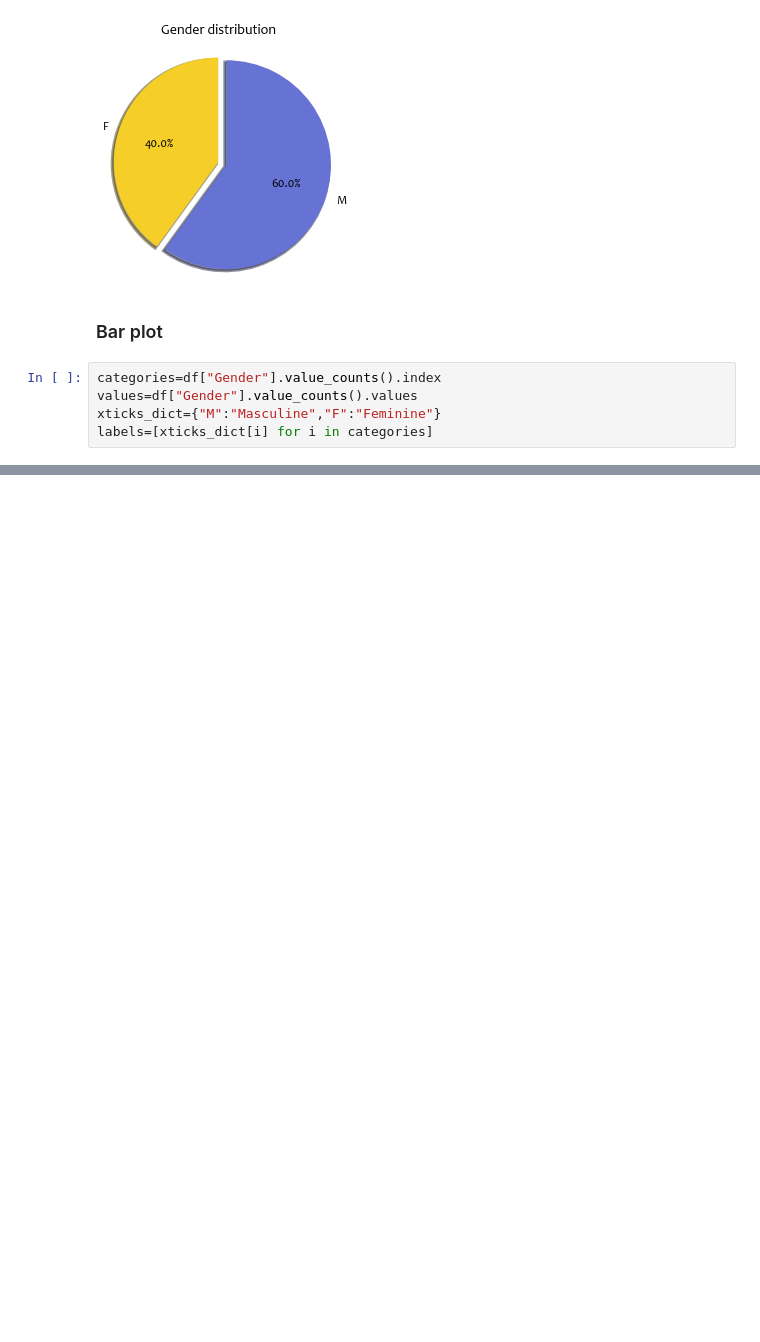
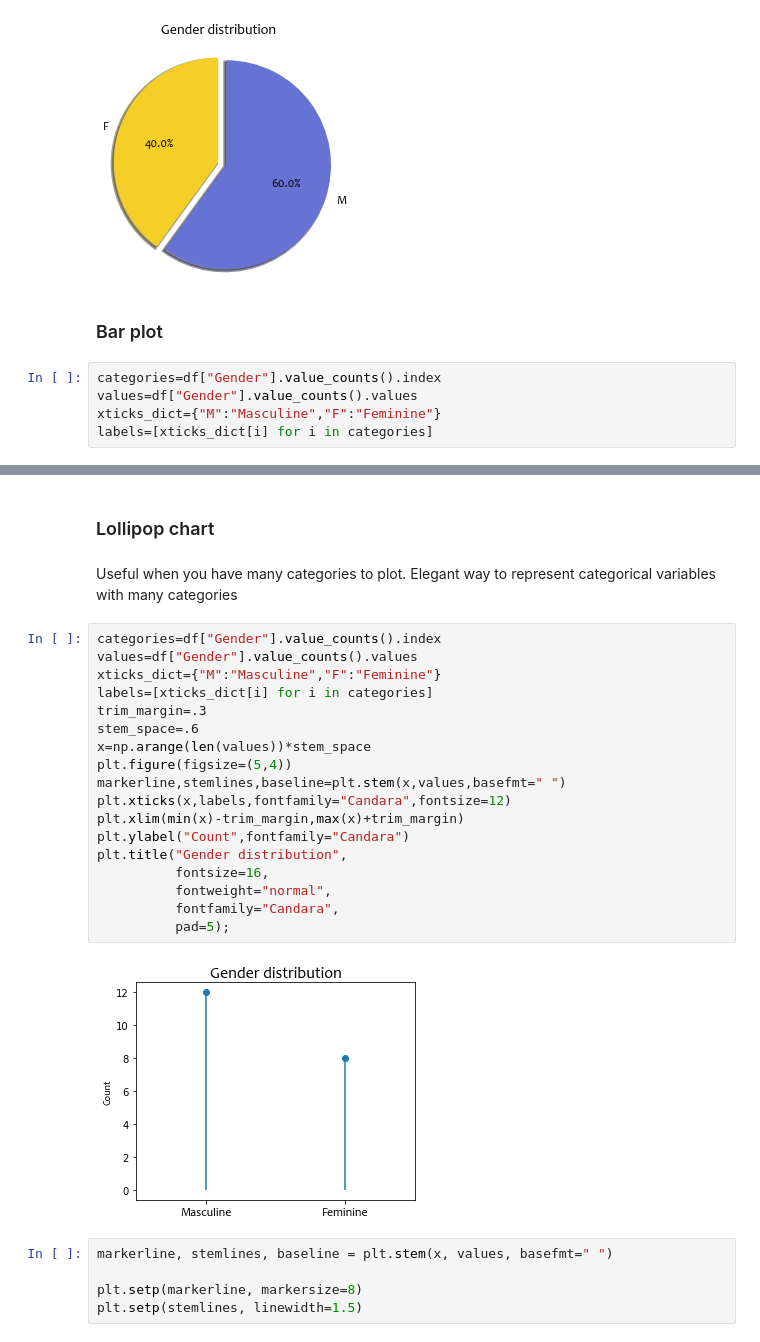
Before and after one commit to jacarranza-4122/statistics_for_good, a Jupyter notebook: data_visualization.ipynb, the cells around one changed output, grey strips where cells are left out. Drawn from its saved outputs; the diff is of its cells as text; blank space fills up the shorter version.

```diff
--- a/data_visualization.ipynb
+++ b/data_visualization.ipynb
@@ -95,0 +102,29 @@ plt.title("Gender distribution",
+# %% [markdown]
+### Lollipop chart
+# %% [markdown]
+Useful when you have many categories to plot. Elegant way to represent categorical variables with many categories
+# %%
+categories=df["Gender"].value_counts().index
+values=df["Gender"].value_counts().values
+xticks_dict={"M":"Masculine","F":"Feminine"}
+labels=[xticks_dict[i] for i in categories]
+trim_margin=.3
+stem_space=.6
+x=np.arange(len(values))*stem_space
+plt.figure(figsize=(5,4))
+markerline,stemlines,baseline=plt.stem(x,values,basefmt=" ")
+plt.xticks(x,labels,fontfamily="Candara",fontsize=12)
+plt.xlim(min(x)-trim_margin,max(x)+trim_margin)
+plt.ylabel("Count",fontfamily="Candara")
+plt.title("Gender distribution",
+          fontsize=16,
+          fontweight="normal",
+          fontfamily="Candara",
+          pad=5);
+# %% [output]
+[figure, added]
+# %%
+markerline, stemlines, baseline = plt.stem(x, values, basefmt=" ")
+
+plt.setp(markerline, markersize=8)
+plt.setp(stemlines, linewidth=1.5)
```
Also changed, not shown: parts of 2 cells of this notebook.
